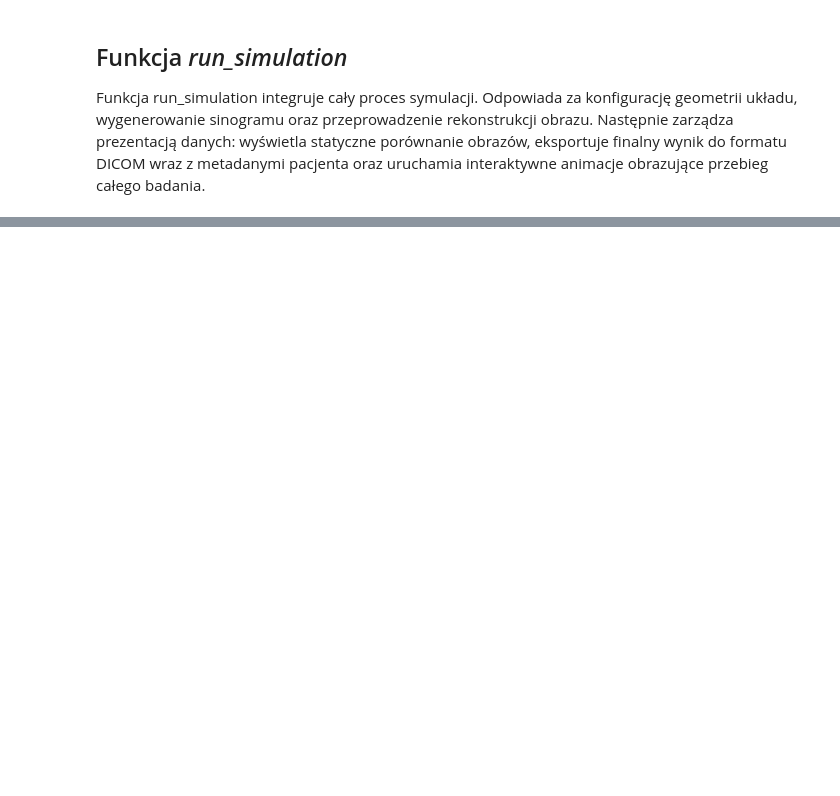
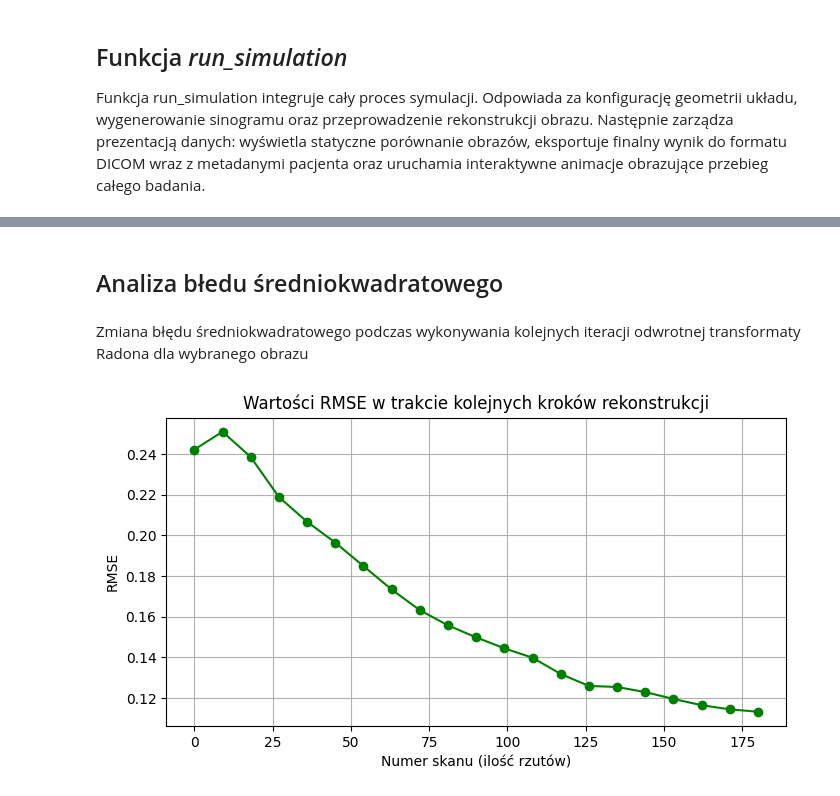
Before and after one commit to julia-m11/Tomograf, a Jupyter notebook: tomograf1.ipynb, the cells around one changed output, grey strips where cells are left out. Saved outputs shown, nothing was run; the diff lists cells and outputs as text; code cells hidden in the pictures; blank space fills up the shorter version.

Commit message:
dodanie obliczania RMSE

```diff
--- a/tomograf1.ipynb
+++ b/tomograf1.ipynb
@@ -182,6 +203,7 @@ def reconstruction_process(sinogram, angles, n, phi, r, offset_x, offset_y, curr
 
     filtered_sinogram = ramp_filter(sinogram)
     reconstruction = np.zeros((curr_h, curr_w))
+    reco_no_filter = np.zeros((curr_h, curr_w))
     hits = np.zeros((curr_h, curr_w))
     reconstruction_steps = []
 
@@ -193,6 +215,7 @@ def reconstruction_process(sinogram, angles, n, phi, r, offset_x, offset_y, curr
         ye = r * math.sin(current_angle_rad)
 
         for D in range(n):
+            val_nf = sinogram[view, D]
             val = filtered_sinogram[view, D]
             xd, yd = detectorCords(current_angle_rad, n, phi, r, D)
             rows, cols = get_pixels_on_line(xe + offset_x, ye + offset_y,
@@ -200,6 +223,7 @@ def reconstruction_process(sinogram, angles, n, phi, r, offset_x, offset_y, curr
 
             mask = (rows >= 0) & (rows < curr_h) & (cols >= 0) & (cols < curr_w)
             reconstruction[rows[mask], cols[mask]] += val
+            reco_no_filter[rows[mask], cols[mask]] += val_nf
             hits[rows[mask], cols[mask]] += 1
 
         if view % step_freq == 0 or view == len(angles) - 1:
@@ -211,6 +235,9 @@ def reconstruction_process(sinogram, angles, n, phi, r, offset_x, offset_y, curr
     final_scaled = skimage.exposure.rescale_intensity(final, in_range=(v_min, v_max))
     steps_scaled = [skimage.exposure.rescale_intensity(s, in_range=(v_min, v_max)) for s in reconstruction_steps]
 
-    return final_scaled, steps_scaled
+    final_nf = np.divide(reco_no_filter, hits, out=np.zeros_like(reco_no_filter), where=hits!=0)
+    final_nf_scaled = skimage.exposure.rescale_intensity(final_nf)
+
+    return final_scaled, final_nf_scaled, steps_scaled
 # %% [markdown]
 ## Wyświetlanie wyników - *display_results*
@@ -265,2 +300,31 @@ interactive(children=(FloatSlider(value=2.0, description='Krok (Δα):', max=10.
-# %% [markdown]
-##
+# %% [markdown]
+## Analiza błedu średniokwadratowego
+# %% [markdown]
+Zmiana błędu średniokwadratowego podczas wykonywania kolejnych iteracji odwrotnej transformaty Radona dla wybranego obrazu
+# %%
+test_n = 180
+test_phi = 180
+test_step = 2.0
+sino, sino_steps, step_freq, angles = generate_sinogram(test_step, test_n, test_phi)
+
+h, w = img_grey.shape
+r = math.sqrt(w**2 + h**2) / 2 + 10
+offset_x, offset_y = w / 2, h / 2
+
+reco_f, reco_nf, steps = reconstruction_process(sino, angles, test_n, math.radians(test_phi), r, offset_x, offset_y, h, w, step_freq)
+
+iter_rmse = []
+for s in steps:
+    s_rescaled = s * 255 if s.max() <= 1.0 else s
+    iter_rmse.append(calculate_rmse(img_grey, s_rescaled))
+
+x_values = [i * step_freq for i in range(len(iter_rmse))]
+plt.figure(figsize=(8, 4))
+plt.plot(x_values, iter_rmse, color='green', marker='o')
+plt.title("Wartości RMSE w trakcie kolejnych kroków rekonstrukcji")
+plt.xlabel("Numer skanu (ilość rzutów)")
+plt.ylabel("RMSE")
+plt.grid(True)
+plt.show()
+# %% [output]
+[figure, added]
```
Also changed, not shown: parts of 18 cells of this notebook.
